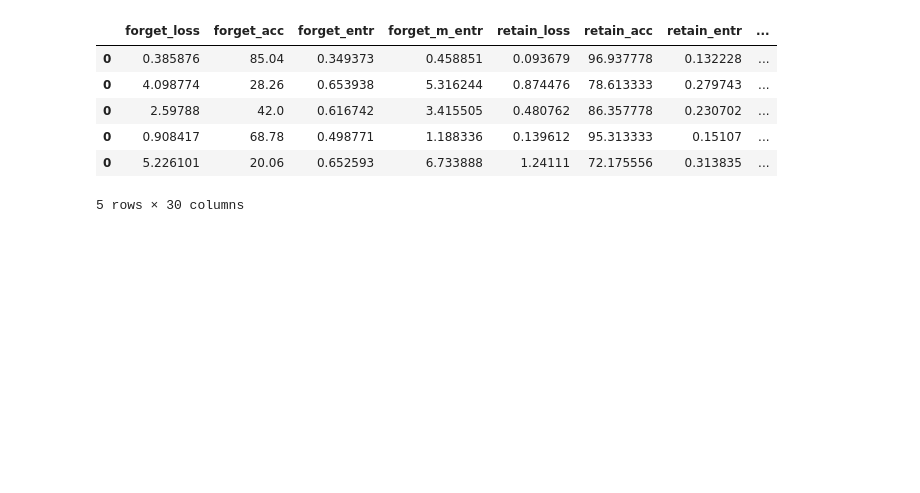
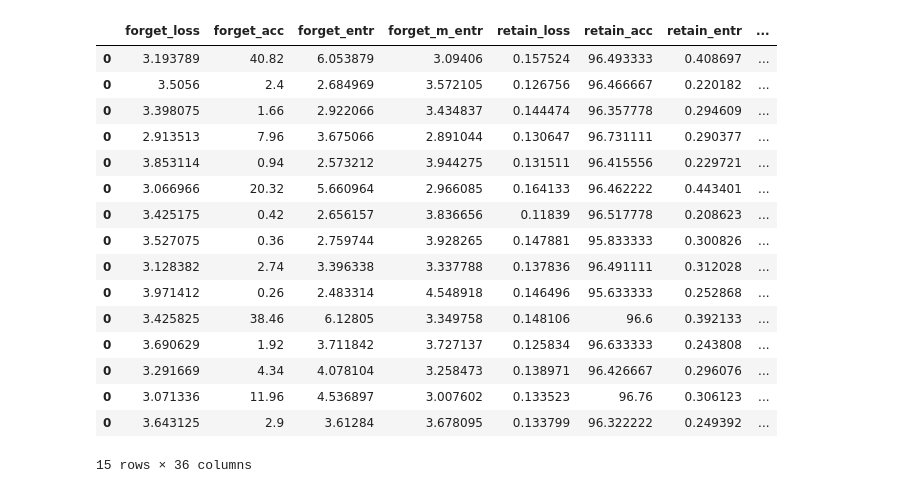
Before and after one commit to probabilistic-adaptation/verifying_unlearning_2026, a Jupyter notebook: visualize_results.ipynb, the cells around one changed output. Cells and saved outputs as stored; diff of their text form; code cells hidden in the pictures; blank space fills up the shorter version.

```diff
--- a/visualize_results.ipynb
+++ b/visualize_results.ipynb
@@ -165,14 +165,24 @@ def results_scatterplot(final_df, x_metric, y_metric,
     plt.tight_layout()
     plt.show()
 # %%
-results = gather_results("results/seed_3011")
+results = gather_results("results/seed_3013")
 results
 # %% [output]
 |  | forget_loss | forget_acc | forget_entr | forget_m_entr | retain_loss | retain_acc | retain_entr | ... |
-| 0 | 0.385876 | 85.04 | 0.349373 | 0.458851 | 0.093679 | 96.937778 | 0.132228 | ... |
-| 0 | 4.098774 | 28.26 | 0.653938 | 5.316244 | 0.874476 | 78.613333 | 0.279743 | ... |
-| 0 | 2.59788 | 42.0 | 0.616742 | 3.415505 | 0.480762 | 86.357778 | 0.230702 | ... |
-| 0 | 0.908417 | 68.78 | 0.498771 | 1.188336 | 0.139612 | 95.313333 | 0.15107 | ... |
-| 0 | 5.226101 | 20.06 | 0.652593 | 6.733888 | 1.24111 | 72.175556 | 0.313835 | ... |
+| 0 | 3.193789 | 40.82 | 6.053879 | 3.09406 | 0.157524 | 96.493333 | 0.408697 | ... |
+| 0 | 3.5056 | 2.4 | 2.684969 | 3.572105 | 0.126756 | 96.466667 | 0.220182 | ... |
+| 0 | 3.398075 | 1.66 | 2.922066 | 3.434837 | 0.144474 | 96.357778 | 0.294609 | ... |
+| 0 | 2.913513 | 7.96 | 3.675066 | 2.891044 | 0.130647 | 96.731111 | 0.290377 | ... |
+| 0 | 3.853114 | 0.94 | 2.573212 | 3.944275 | 0.131511 | 96.415556 | 0.229721 | ... |
+| 0 | 3.066966 | 20.32 | 5.660964 | 2.966085 | 0.164133 | 96.462222 | 0.443401 | ... |
+| 0 | 3.425175 | 0.42 | 2.656157 | 3.836656 | 0.11839 | 96.517778 | 0.208623 | ... |
+| 0 | 3.527075 | 0.36 | 2.759744 | 3.928265 | 0.147881 | 95.833333 | 0.300826 | ... |
+| 0 | 3.128382 | 2.74 | 3.396338 | 3.337788 | 0.137836 | 96.491111 | 0.312028 | ... |
+| 0 | 3.971412 | 0.26 | 2.483314 | 4.548918 | 0.146496 | 95.633333 | 0.252868 | ... |
+| 0 | 3.425825 | 38.46 | 6.12805 | 3.349758 | 0.148106 | 96.6 | 0.392133 | ... |
+| 0 | 3.690629 | 1.92 | 3.711842 | 3.727137 | 0.125834 | 96.633333 | 0.243808 | ... |
+| 0 | 3.291669 | 4.34 | 4.078104 | 3.258473 | 0.138971 | 96.426667 | 0.296076 | ... |
+| 0 | 3.071336 | 11.96 | 4.536897 | 3.007602 | 0.133523 | 96.76 | 0.306123 | ... |
+| 0 | 3.643125 | 2.9 | 3.61284 | 3.678095 | 0.133799 | 96.322222 | 0.249392 | ... |
-5 rows × 30 columns
+15 rows × 36 columns
 # %%
```
Also changed, not shown: parts of 1 cell of this notebook, 20 other files.
